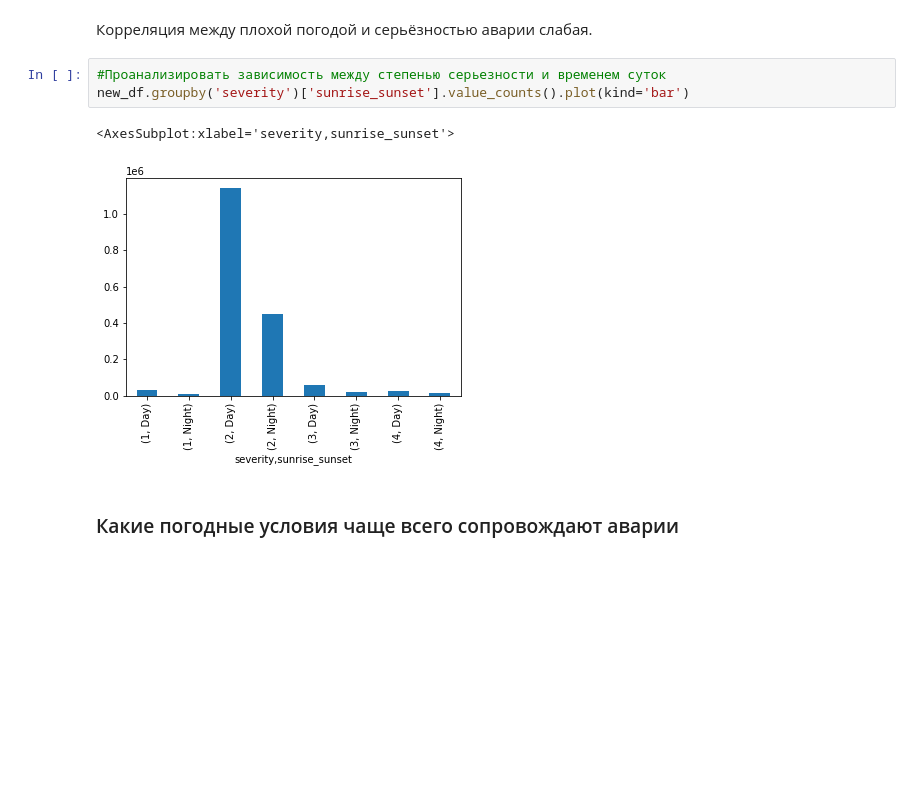
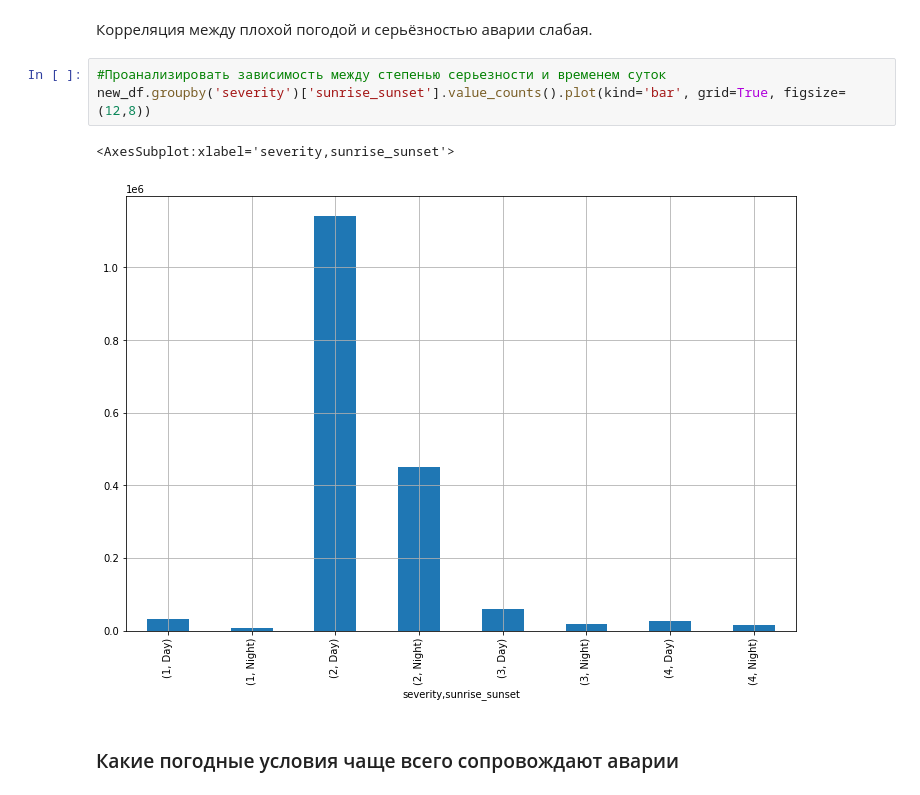
Before and after one commit to Heensz/analysis-of-accident-USA, a Jupyter notebook: анализ данных об авариях в США.ipynb, the cells around one changed output. Saved outputs shown, nothing was run; the diff lists cells and outputs as text; blank space fills up the shorter version.

```diff
--- a/анализ данных об авариях в США.ipynb
+++ b/анализ данных об авариях в США.ipynb
@@ -441,10 +402,10 @@ Name: id, dtype: int64
 Корреляция между плохой погодой и серьёзностью аварии слабая.
 # %%
 #Проанализировать зависимость между степенью серьезности и временем суток
-new_df.groupby('severity')['sunrise_sunset'].value_counts().plot(kind='bar')
+new_df.groupby('severity')['sunrise_sunset'].value_counts().plot(kind='bar', grid=True, figsize=(12,8))
 # %% [output]
 <AxesSubplot:xlabel='severity,sunrise_sunset'>
-[figure, old version]
+[figure, new version]
 # %% [markdown]
 ### Какие погодные условия чаще всего сопровождают аварии
 # %%
```
Also changed, not shown: parts of 8 cells of this notebook.
